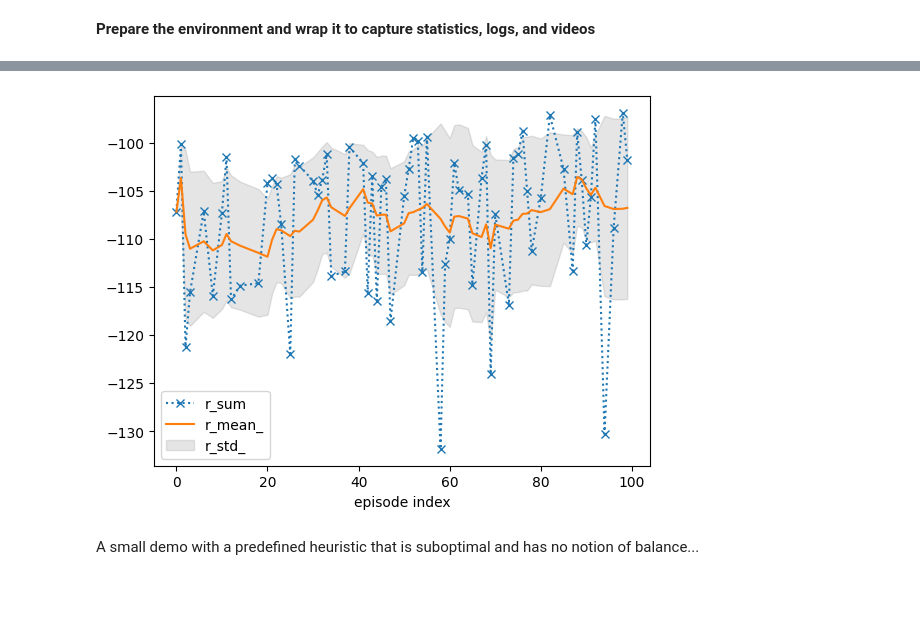
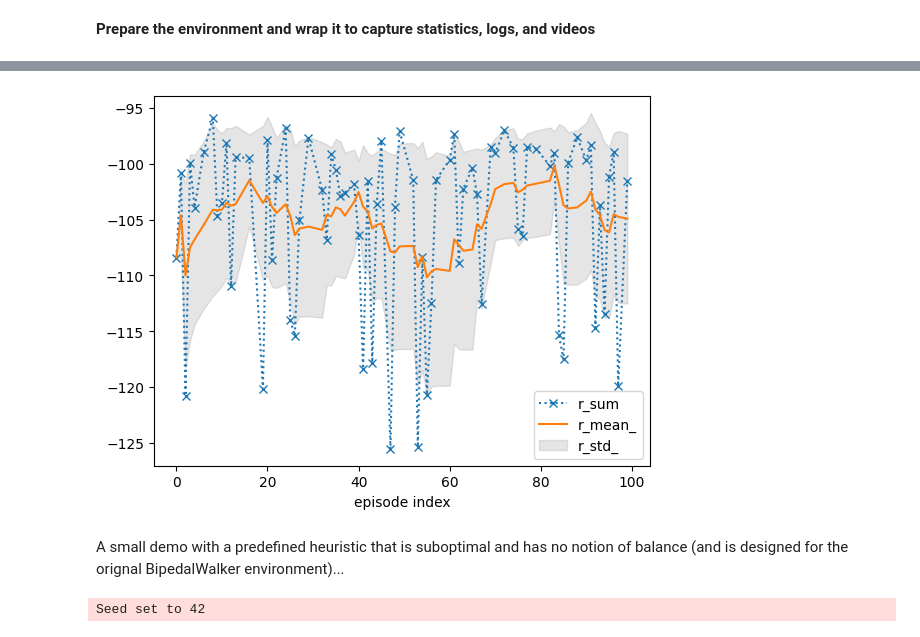
Before and after one commit to robert-lieck/rldurham, a Jupyter notebook: notebooks/Coursework_Template.ipynb, the cells around one changed output, grey strips where cells are left out. Cells and saved outputs as stored; diff of their text form; code cells hidden in the pictures; blank space fills up the shorter version.

```diff
--- a/notebooks/Coursework_Template.ipynb
+++ b/notebooks/Coursework_Template.ipynb
@@ -22,8 +22,11 @@ class Agent(torch.nn.Module):
     def sample_action(self, s):
         return torch.rand(act_dim) * 2 - 1 # unifrom random in [-1, 1]
 
+    def put_data(self, action, observation, reward):
+        pass
+
     def train(self):
-        return
+        pass
 # %% [markdown]
 **Prepare the environment and wrap it to capture statistics, logs, and videos**
 # %%
@@ -82,49 +85,62 @@ for episode in range(max_episodes):
 
     # run episode
     for t in range(max_timesteps):
 
         # select the agent action
         action = agent.sample_action(observation)
 
         # take action in the environment
         observation, reward, terminated, truncated, info = env.step(action)
 
+        # remember
+        agent.put_data(action, observation, reward)
+
         # check whether done
         done = terminated or truncated
 
         # stop episode
         if done:
             break
 
     # TRAIN THE AGENT HERE!
 
     # track and plot statistics
     tracker.track(info)
     if (episode + 1) % 10 == 0:
         tracker.plot(r_mean_=True, r_std_=True, r_sum=dict(linestyle=':', marker='x'))
 
 # don't forget to close environment (e.g. triggers last video save)
 env.close()
 
 # write log file (for coursework)
 env.write_log(folder="logs", file="xxxx00-agent-log.txt")  # replace xxxx00 with your username
 # %% [output]
-[figure, old version]
+[figure, new version]
 # %% [markdown]
-A small demo with a predefined heuristic that is suboptimal and has no notion of balance...
+A small demo with a predefined heuristic that is suboptimal and has no notion of balance (and is designed for the orignal BipedalWalker environment)...
 # %%
 from gymnasium.envs.box2d.bipedal_walker import BipedalWalkerHeuristics
 
-env = rld.make("rldurham/Walker", render_mode="human")
-# env = rld.make("rldurham/Walker", render_mode="human", hardcore=True)
+env = rld.make(
+    "rldurham/Walker",
+    # "BipedalWalker-v3",
+    render_mode="human",
+    # render_mode="rgb_array",
+    hardcore=False,
+    # hardcore=True,
+)
+_, obs, info = rld.seed_everything(42, env)
 
 heuristics = BipedalWalkerHeuristics()
 
-obs, info = env.reset(seed=0)
 act = heuristics.step_heuristic(obs)
-for _ in range(1000):
+for _ in range(500):
     obs, rew, terminated, truncated, info = env.step(act)
     act = heuristics.step_heuristic(obs)
     if terminated or truncated:
         break
+    if env.render_mode == "rgb_array":
+        rld.render(env, clear=True)
 env.close()
+# %% [output]
+Seed set to 42
```
Also changed, not shown: parts of 1 cell of this notebook, 3 other files.
